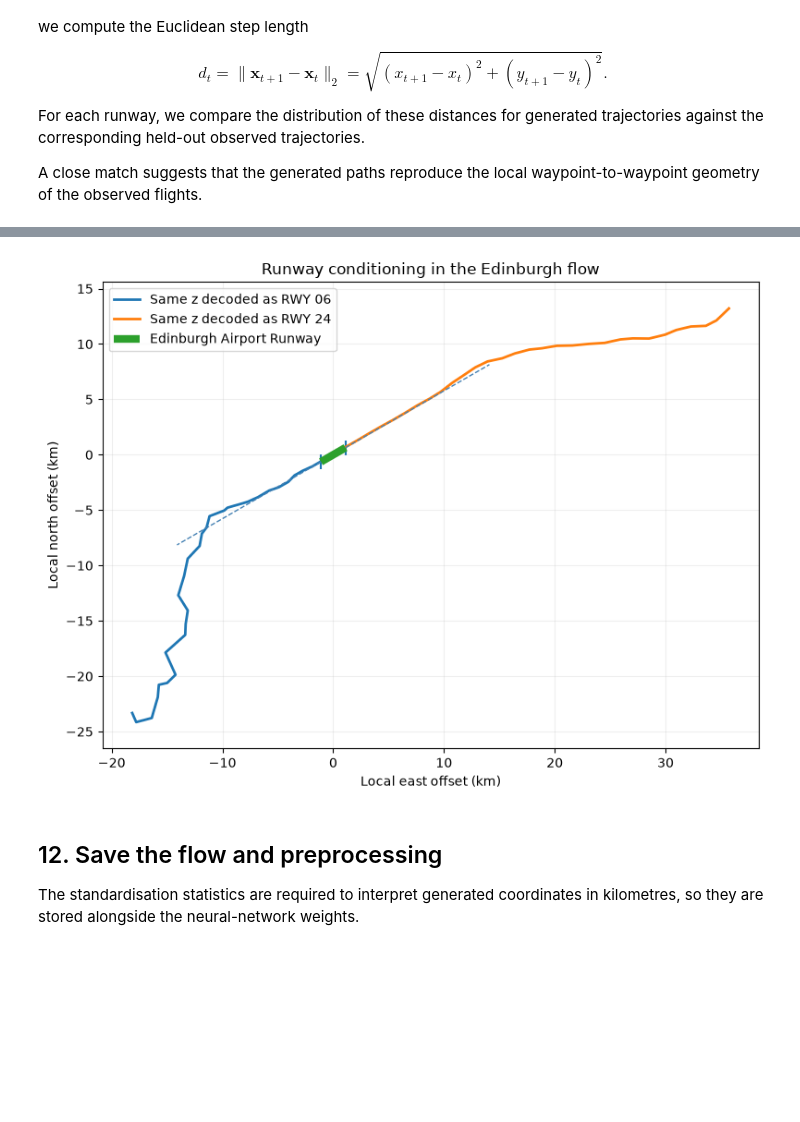
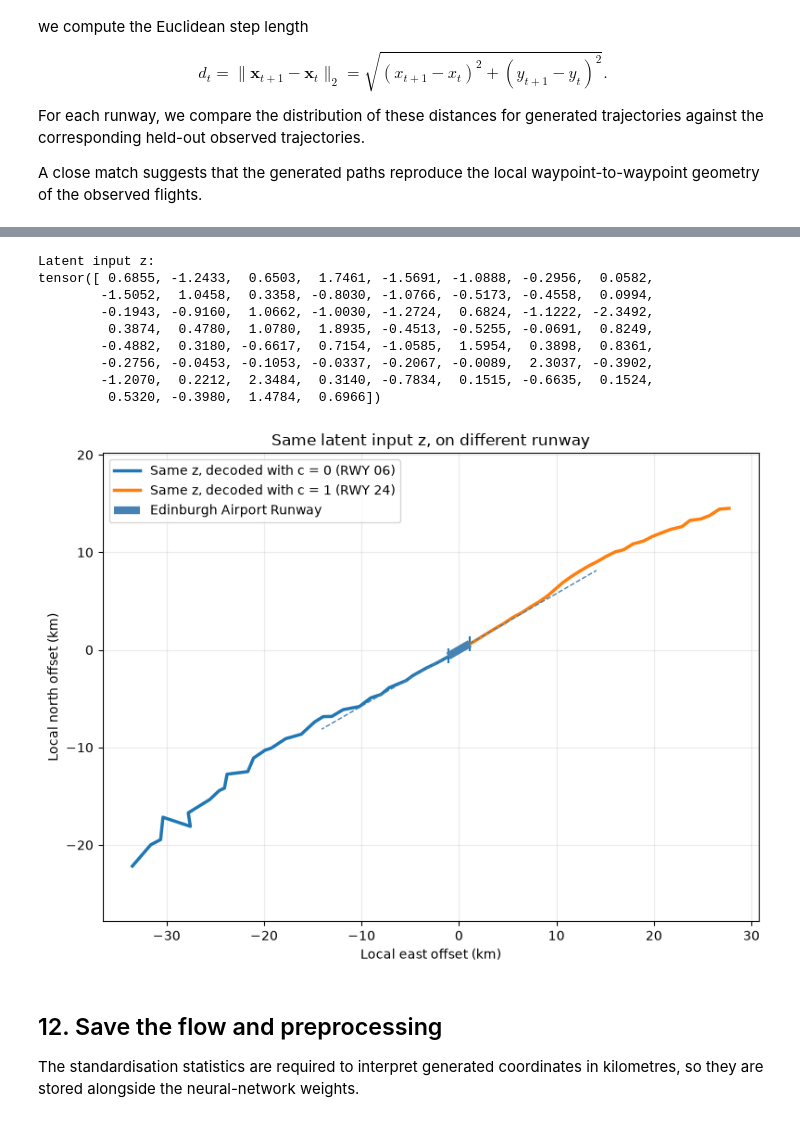
Before and after one commit to gamex-network/gamex_summer_school, a Jupyter notebook: 02_gamex_normalising_flows.ipynb, the cells around one changed output, grey strips where cells are left out. Drawn from its saved outputs; the diff is of its cells as text; code cells hidden in the pictures; blank space fills up the shorter version.

```diff
--- a/02_gamex_normalising_flows.ipynb
+++ b/02_gamex_normalising_flows.ipynb
@@ -490,6 +490,14 @@ class EdinburghArrivalRealNVP(nn.Module):
         shift_limit=3.0,
     ):
         super().__init__()
+        self.config = {
+            "dimension": dimension,
+            "n_layers": n_layers,
+            "hidden_dim": hidden_dim,
+            "condition_dim": condition_dim,
+            "scale_limit": scale_limit,
+            "shift_limit": shift_limit,
+        }
         masks = make_balanced_masks(dimension,n_layers)
 
         self.layers = nn.ModuleList([
@@ -890,34 +916,63 @@ This is a **model-inspection exercise**, not a causal statement about a real fli
 # %%
+paired_generator = torch.Generator().manual_seed(7777)
+N_SAMPLES = 6
+paired_z = torch.randn(N_SAMPLES, DIMENSION, generator=paired_generator).to(device)
+condition_06 = torch.zeros(N_SAMPLES, dtype=torch.long, device=device)
+condition_24 = torch.ones(N_SAMPLES, dtype=torch.long, device=device)
+
+# Use the same latent vector for both runway conditions
+z_used = paired_z[0]
+
+print("Latent input z:")
+print(z_used.cpu())
+
+
+with torch.inference_mode():
+    x06_std, _ = flow.inverse(paired_z, condition_06)
+    x24_std, _ = flow.inverse(paired_z, condition_24)
+
+x06 = unstandardise(x06_std.cpu()).reshape(N_SAMPLES, N_WAYPOINTS, 2)
+x24 = unstandardise(x24_std.cpu()).reshape(N_SAMPLES, N_WAYPOINTS, 2)
+
+
+# Plot the first latent vector decoded under both conditions
 plt.figure(figsize=(8, 6))
 
 plt.plot(
     x06[0, :, 0],
     x06[0, :, 1],
-    linewidth=2,
-    label="Same z decoded as RWY 06",
+    linewidth=2.5,
+    label="Same z, decoded with c = 0 (RWY 06)",
 )
 
 plt.plot(
     x24[0, :, 0],
     x24[0, :, 1],
-    linewidth=2,
-    label="Same z decoded as RWY 24",
+    linewidth=2.5,
+    label="Same z, decoded with c = 1 (RWY 24)",
 )
 
 draw_edinburgh_runway(show_extended_final=True)
 
 plt.xlabel("Local east offset (km)")
 plt.ylabel("Local north offset (km)")
-plt.title("Runway conditioning in the Edinburgh flow")
-
+plt.title("Same latent input z, on different runway")
 plt.axis("equal")
-plt.grid(alpha=0.2)
+plt.grid(alpha=0.25)
 plt.legend()
-
 plt.tight_layout()
 plt.show()
 # %% [output]
+Latent input z:
+tensor([ 0.6855, -1.2433,  0.6503,  1.7461, -1.5691, -1.0888, -0.2956,  0.0582,
+        -1.5052,  1.0458,  0.3358, -0.8030, -1.0766, -0.5173, -0.4558,  0.0994,
+        -0.1943, -0.9160,  1.0662, -1.0030, -1.2724,  0.6824, -1.1222, -2.3492,
+         0.3874,  0.4780,  1.0780,  1.8935, -0.4513, -0.5255, -0.0691,  0.8249,
+        -0.4882,  0.3180, -0.6617,  0.7154, -1.0585,  1.5954,  0.3898,  0.8361,
+        -0.2756, -0.0453, -0.1053, -0.0337, -0.2067, -0.0089,  2.3037, -0.3902,
+        -1.2070,  0.2212,  2.3484,  0.3140, -0.7834,  0.1515, -0.6635,  0.1524,
+         0.5320, -0.3980,  1.4784,  0.6966])
-[figure, old version]
+[figure, new version]
 # %% [markdown]
 ## 12. Save the flow and preprocessing
 
```
Also changed, not shown: parts of 8 cells of this notebook.
